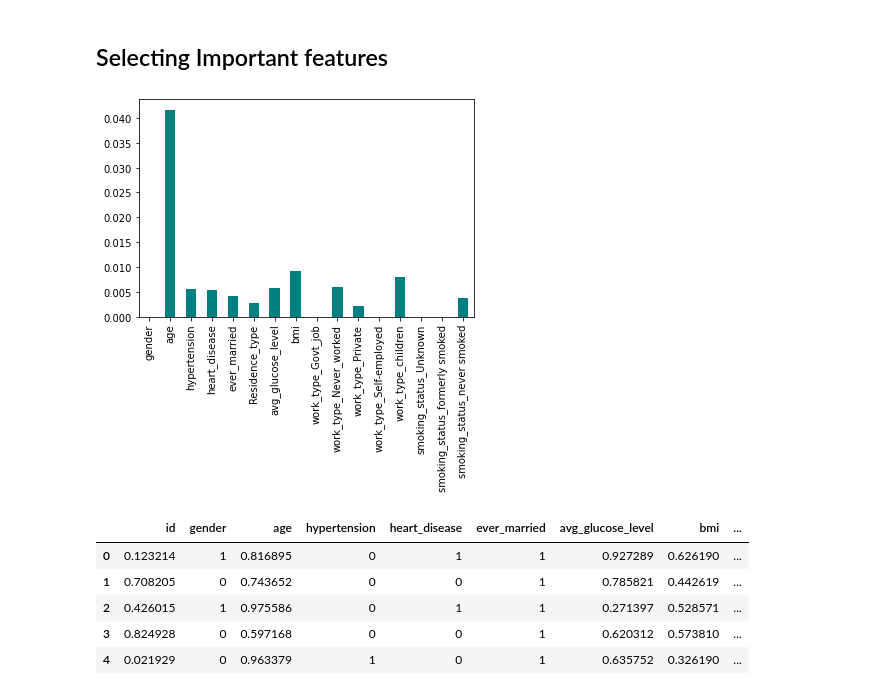
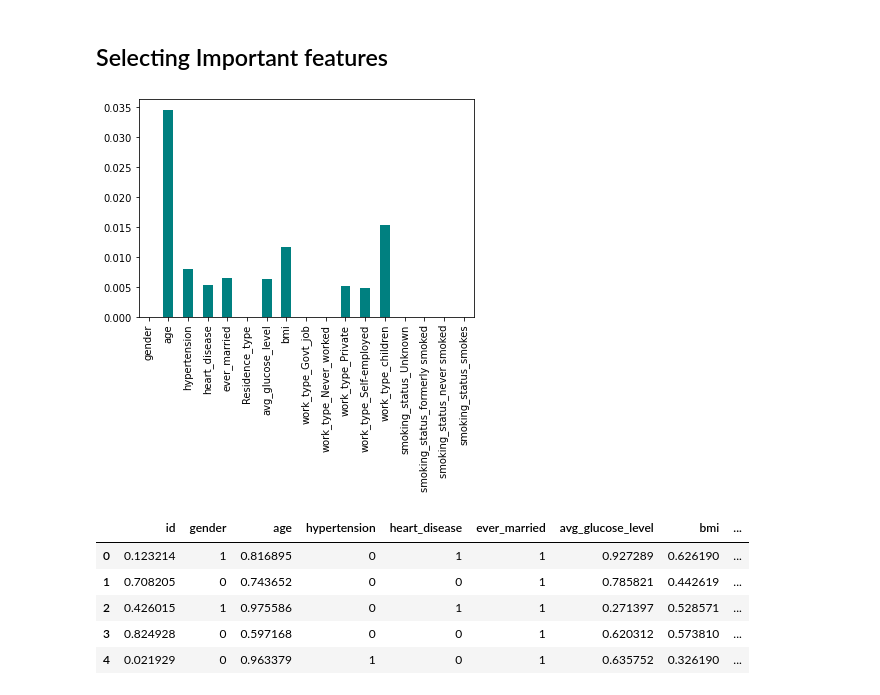
Before and after one commit to sukhada121/Training-assignments, a Jupyter notebook: DAX-DS-Assignment-2022-Sukhada_Virkar/Machine_learning/ML assignment.ipynb, the cells around one changed output. Saved outputs shown, nothing was run; the diff lists cells and outputs as text; code cells hidden in the pictures.

```diff
--- a/DAX-DS-Assignment-2022-Sukhada_Virkar/Machine_learning/ML assignment.ipynb
+++ b/DAX-DS-Assignment-2022-Sukhada_Virkar/Machine_learning/ML assignment.ipynb
@@ -46,16 +46,16 @@ df.head()
 # %%
 # Using filter methods: Information gain to know the importance of each feature w.r.t the target variable stroke and perform feature selection
 from sklearn.feature_selection import mutual_info_classif
 
-X=df.iloc[:,1:len(df.columns)-2]
+X=df.iloc[:,1:len(df.columns)-1]
 y=df['stroke']
 
 importances=mutual_info_classif(X,y)
-feat_imp=pd.Series(importances,df.columns[1:len(df.columns)-2])
+feat_imp=pd.Series(importances,df.columns[1:len(df.columns)-1])
 feat_imp.plot(kind='bar',color='teal')
 plt.show()
 # %% [output]
-[figure, old version]
+[figure, new version]
 # %%
 # Thus, we can see features with maximum info gain are:
 # Age, ever_married, bmi, heart_disease, hypertension,avg_glucose_level
```
Also changed, not shown: parts of 34 cells of this notebook, 3 other files.
